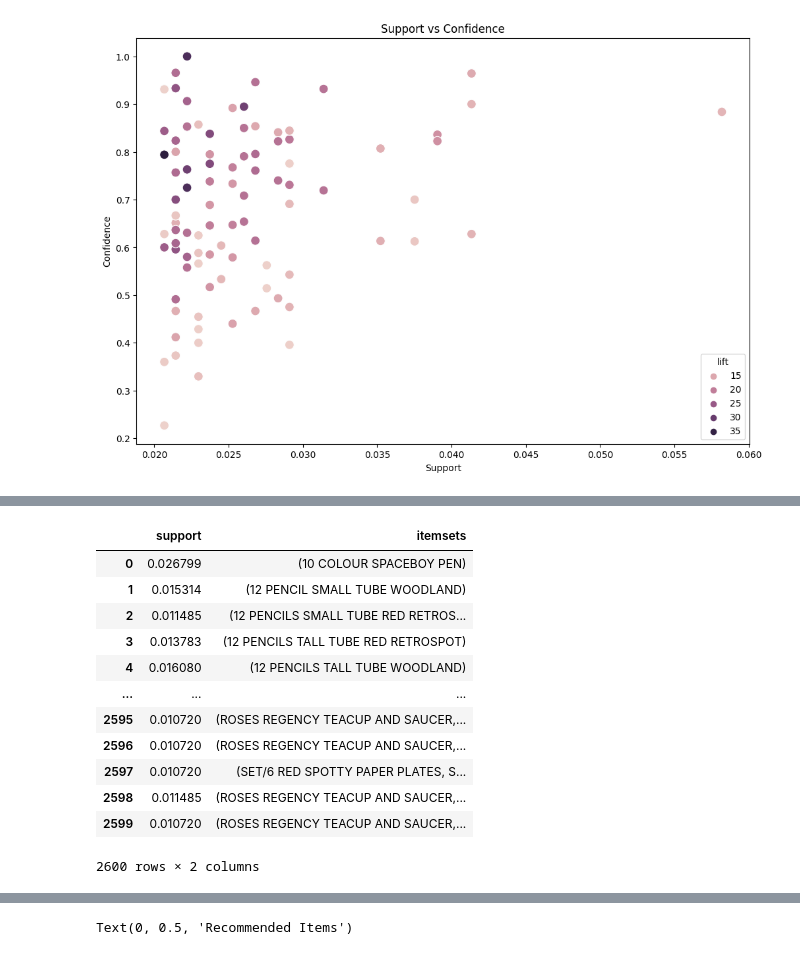
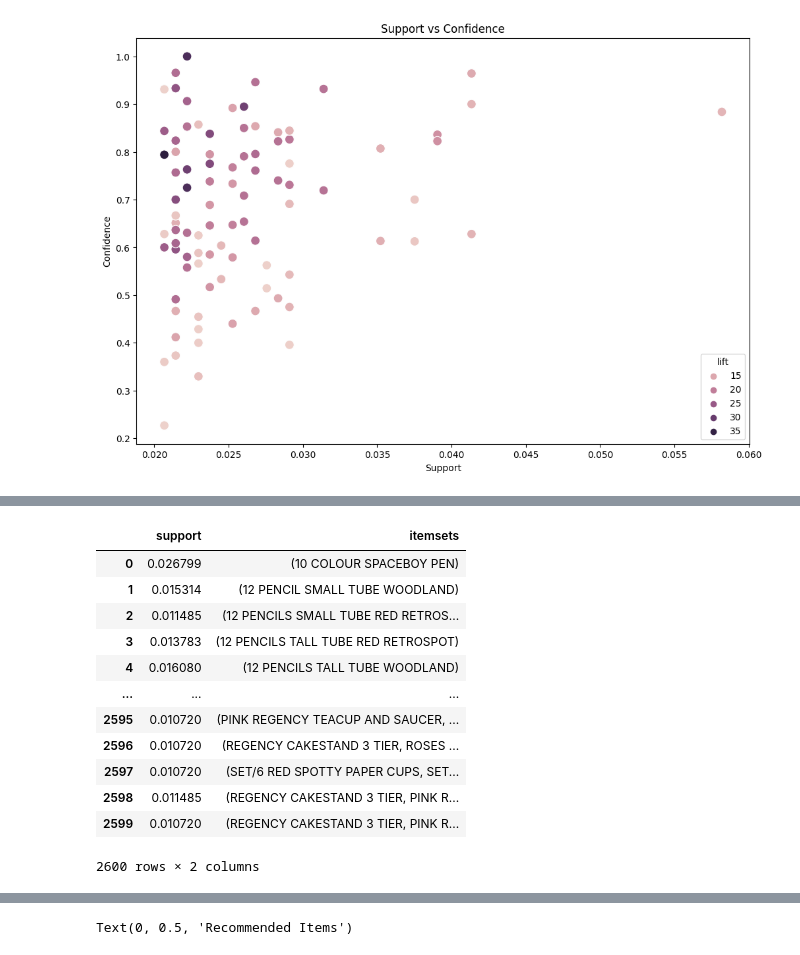
Before and after one commit to AishwaryaBhanage/Online_retail_streamlit, a Jupyter notebook: Notebooks/02_MarketBasketAnalysis_Apriori.ipynb, the cells around one changed output, grey strips where cells are left out. Drawn from its saved outputs; the diff is of its cells as text; code cells hidden in the pictures.

```diff
--- a/Notebooks/02_MarketBasketAnalysis_Apriori.ipynb
+++ b/Notebooks/02_MarketBasketAnalysis_Apriori.ipynb
@@ -342,21 +342,21 @@ assoc_rules[assoc_rules["consequents"] == {"PLASTERS IN TIN WOODLAND ANIMALS"}]
 188 rows × 10 columns
 # %%
-#frequent_items = apriori(items_data, min_support = 0.01, use_colnames = True)
+frequent_items = apriori(items_data, min_support = 0.01, use_colnames = True)
 
-#frequent_items
+frequent_items
 # %% [output]
 |  | support | itemsets |
 | 0 | 0.026799 | (10 COLOUR SPACEBOY PEN) |
 | 1 | 0.015314 | (12 PENCIL SMALL TUBE WOODLAND) |
 | 2 | 0.011485 | (12 PENCILS SMALL TUBE RED RETROS... |
 | 3 | 0.013783 | (12 PENCILS TALL TUBE RED RETROSPOT) |
 | 4 | 0.016080 | (12 PENCILS TALL TUBE WOODLAND) |
 | ... | ... | ... |
-| 2595 | 0.010720 | (ROSES REGENCY TEACUP AND SAUCER,... |
-| 2596 | 0.010720 | (ROSES REGENCY TEACUP AND SAUCER,... |
-| 2597 | 0.010720 | (SET/6 RED SPOTTY PAPER PLATES, S... |
-| 2598 | 0.011485 | (ROSES REGENCY TEACUP AND SAUCER,... |
-| 2599 | 0.010720 | (ROSES REGENCY TEACUP AND SAUCER,... |
+| 2595 | 0.010720 | (PINK REGENCY TEACUP AND SAUCER, ... |
+| 2596 | 0.010720 | (REGENCY CAKESTAND 3 TIER, ROSES ... |
+| 2597 | 0.010720 | (SET/6 RED SPOTTY PAPER CUPS, SET... |
+| 2598 | 0.011485 | (REGENCY CAKESTAND 3 TIER, PINK R... |
+| 2599 | 0.010720 | (REGENCY CAKESTAND 3 TIER, PINK R... |
 2600 rows × 2 columns
 # %%
 assoc_rules = association_rules(frequent_items, metric = "support", min_threshold = 0.01)
```
Also changed, not shown: parts of 19 cells of this notebook, 2 other files.
